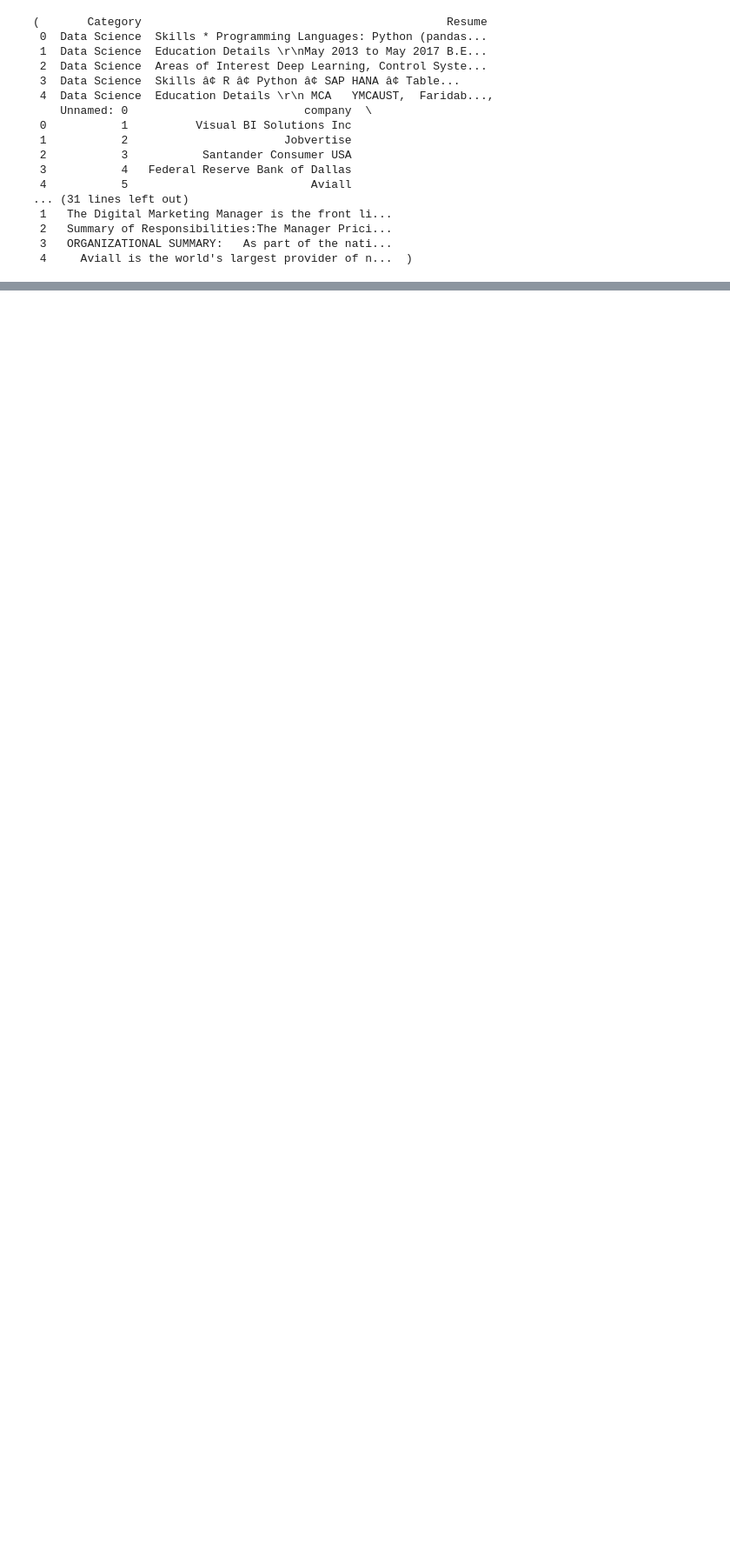
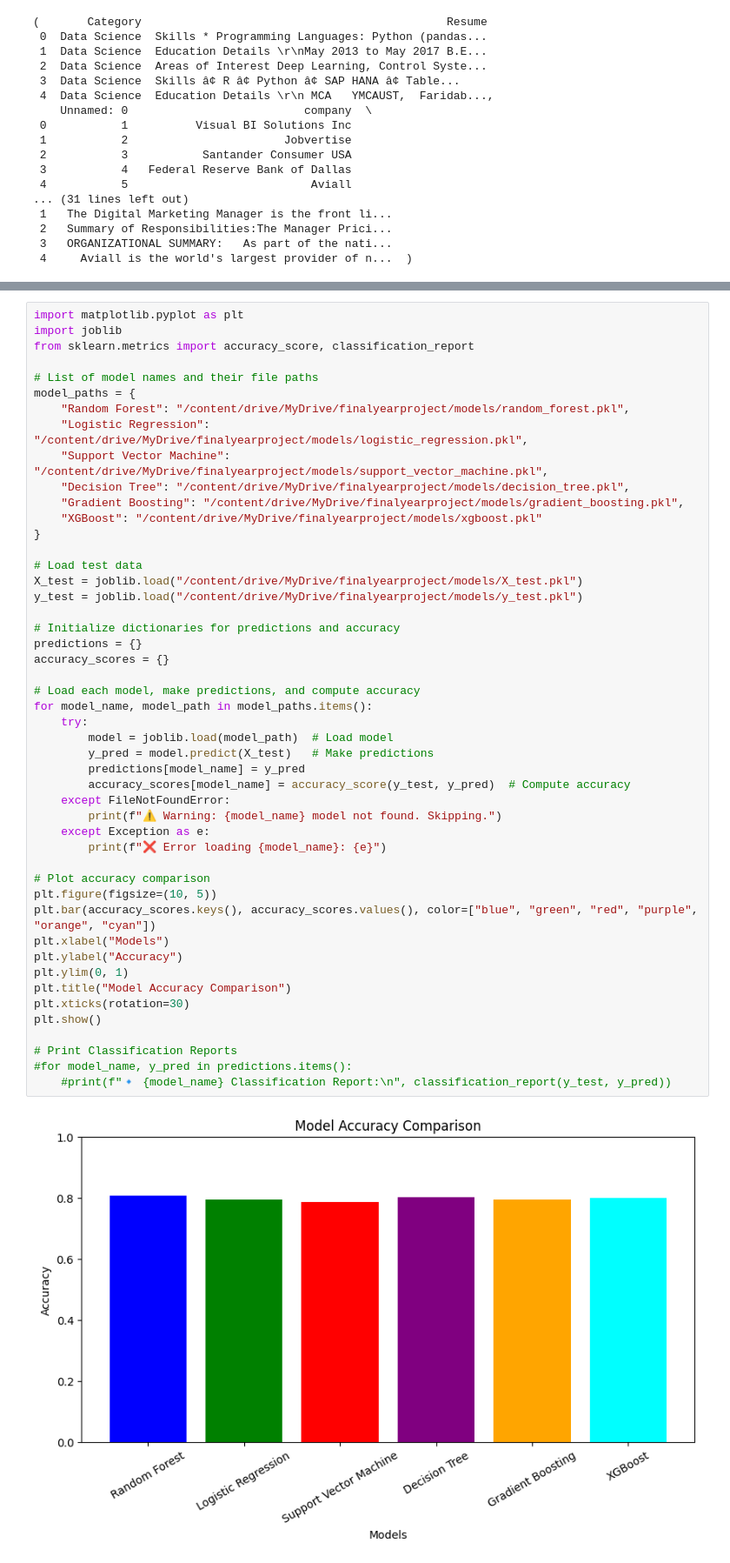
Before and after one commit to Siddharth-Singh-Verma/final_year_research, a Jupyter notebook: research_ATS.ipynb, the cells around one changed output, grey strips where cells are left out. Shown: that part at 87% size. Drawn from its saved outputs; the diff is of its cells as text; blank space fills up the shorter version.

```diff
--- a/research_ATS.ipynb
+++ b/research_ATS.ipynb
@@ -489,0 +741,50 @@ None
+# %%
+import matplotlib.pyplot as plt
+import joblib
+from sklearn.metrics import accuracy_score, classification_report
+
+# List of model names and their file paths
+model_paths = {
+    "Random Forest": "/content/drive/MyDrive/finalyearproject/models/random_forest.pkl",
+    "Logistic Regression": "/content/drive/MyDrive/finalyearproject/models/logistic_regression.pkl",
+    "Support Vector Machine": "/content/drive/MyDrive/finalyearproject/models/support_vector_machine.pkl",
+    "Decision Tree": "/content/drive/MyDrive/finalyearproject/models/decision_tree.pkl",
+    "Gradient Boosting": "/content/drive/MyDrive/finalyearproject/models/gradient_boosting.pkl",
+    "XGBoost": "/content/drive/MyDrive/finalyearproject/models/xgboost.pkl"
+}
+
+# Load test data
+X_test = joblib.load("/content/drive/MyDrive/finalyearproject/models/X_test.pkl")
+y_test = joblib.load("/content/drive/MyDrive/finalyearproject/models/y_test.pkl")
+
+# Initialize dictionaries for predictions and accuracy
+predictions = {}
+accuracy_scores = {}
+
+# Load each model, make predictions, and compute accuracy
+for model_name, model_path in model_paths.items():
+    try:
+        model = joblib.load(model_path)  # Load model
+        y_pred = model.predict(X_test)   # Make predictions
+        predictions[model_name] = y_pred
+        accuracy_scores[model_name] = accuracy_score(y_test, y_pred)  # Compute accuracy
+    except FileNotFoundError:
+        print(f"⚠️ Warning: {model_name} model not found. Skipping.")
+    except Exception as e:
+        print(f"❌ Error loading {model_name}: {e}")
+
+# Plot accuracy comparison
+plt.figure(figsize=(10, 5))
+plt.bar(accuracy_scores.keys(), accuracy_scores.values(), color=["blue", "green", "red", "purple", "orange", "cyan"])
+plt.xlabel("Models")
+plt.ylabel("Accuracy")
+plt.ylim(0, 1)
+plt.title("Model Accuracy Comparison")
+plt.xticks(rotation=30)
+plt.show()
+
+# Print Classification Reports
+#for model_name, y_pred in predictions.items():
+    #print(f"🔹 {model_name} Classification Report:\n", classification_report(y_test, y_pred))
+# %% [output]
+[figure, added]
```
Also changed, not shown: parts of 40 cells of this notebook.
